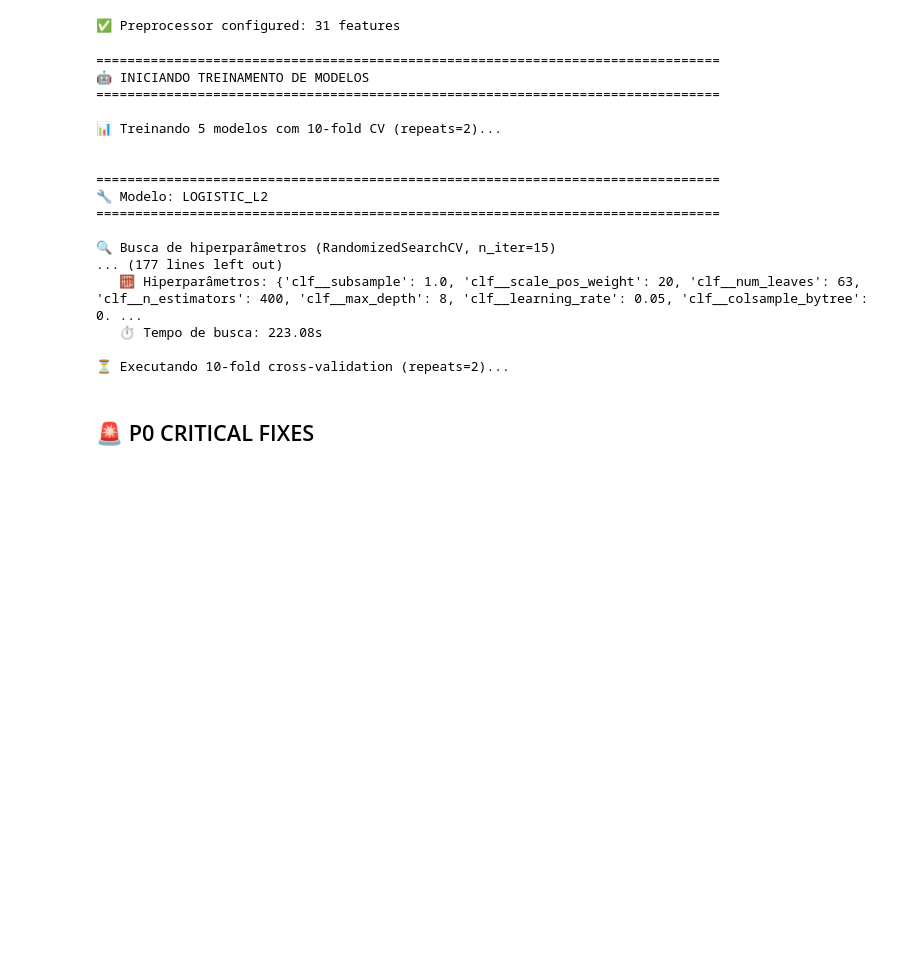
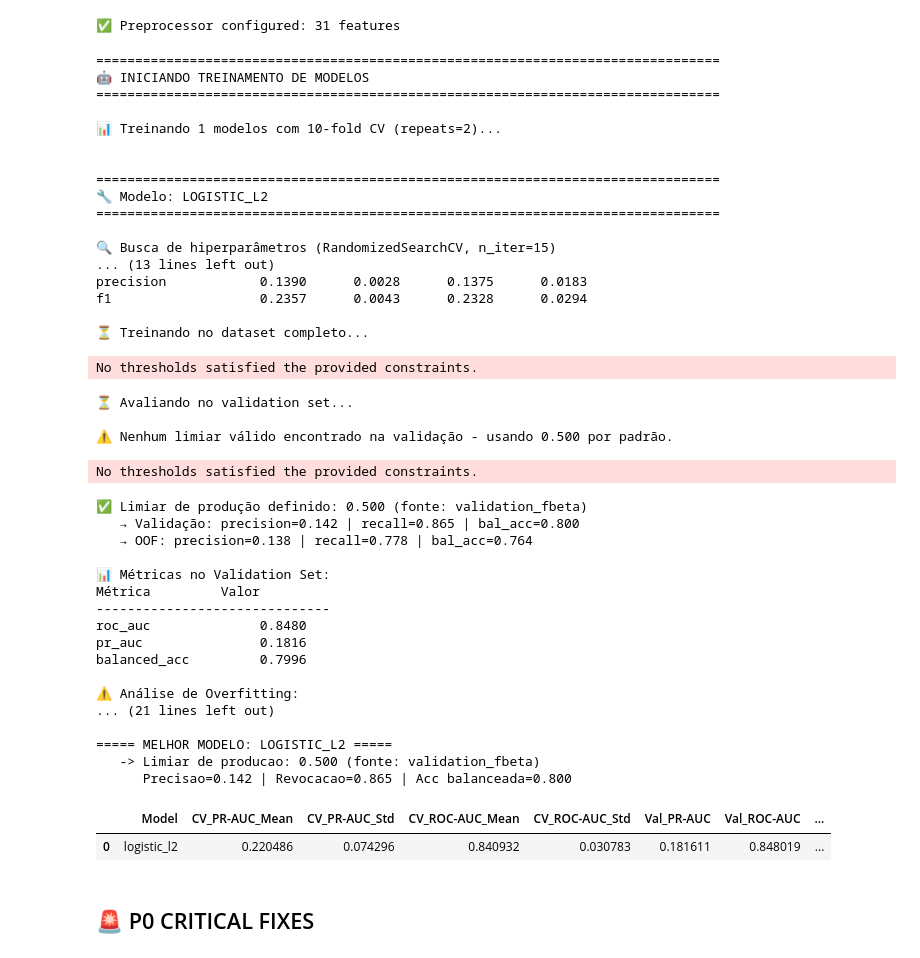
Before and after one commit to ArgusPortal/StrokePrediction, a Jupyter notebook: Stroke_Prediction_v3_1_P0_Fixed.ipynb, the cells around one changed output. Saved outputs shown, nothing was run; the diff lists cells and outputs as text; code cells hidden in the pictures; blank space fills up the shorter version.

```diff
--- a/Stroke_Prediction_v3_1_P0_Fixed.ipynb
+++ b/Stroke_Prediction_v3_1_P0_Fixed.ipynb
@@ -130,32 +130,66 @@ print(f"✅ Preprocessor configured: {feature_info['n_features_in']} features")
 # %%
 # === 6. TRAIN MODEL SUITE ===
 results, ranking, summary_df = train_model_suite(
     X_train, y_train, X_val, y_val, preprocessor, cv_folds=10
 )
 
 best_name, best_result = ranking[0]
 best_model = best_result['model']
+production_threshold = best_result.get('production_threshold') or     best_result.get('validation_threshold') or 0.5
+production_source = best_result.get('production_threshold_source', 'desconhecido')
+production_threshold_metrics = best_result.get('production_threshold_metrics_val') or {}
 
-print(f"\n🥇 BEST MODEL: {best_name.upper()}")
+print(f"\n===== MELHOR MODELO: {best_name.upper()} =====")
+print(f"   -> Limiar de producao: {production_threshold:.3f} (fonte: {production_source})")
+if production_threshold_metrics:
+    prec = production_threshold_metrics.get('precision', 0.0)
+    rec = production_threshold_metrics.get('recall', 0.0)
+    bal_acc = production_threshold_metrics.get('balanced_accuracy', 0.0)
+    print(f"      Precisao={prec:.3f} | Revocacao={rec:.3f} | Acc balanceada={bal_acc:.3f}")
+
 summary_df
 # %% [output]
 ================================================================================
 🤖 INICIANDO TREINAMENTO DE MODELOS
 ================================================================================
 
-📊 Treinando 5 modelos com 10-fold CV (repeats=2)...
+📊 Treinando 1 modelos com 10-fold CV (repeats=2)...
 
 
 ================================================================================
 🔧 Modelo: LOGISTIC_L2
 ================================================================================
 
 🔍 Busca de hiperparâmetros (RandomizedSearchCV, n_iter=15)
-... (177 lines left out)
-   🧮 Hiperparâmetros: {'clf__subsample': 1.0, 'clf__scale_pos_weight': 20, 'clf__num_leaves': 63, 'clf__n_estimators': 400, 'clf__max_depth': 8, 'clf__learning_rate': 0.05, 'clf__colsample_bytree': 0. ...
-   ⏱️ Tempo de busca: 223.08s
+... (13 lines left out)
+precision            0.1390      0.0028      0.1375      0.0183
+f1                   0.2357      0.0043      0.2328      0.0294
 
-⏳ Executando 10-fold cross-validation (repeats=2)...
+⏳ Treinando no dataset completo...
+No thresholds satisfied the provided constraints.
+⏳ Avaliando no validation set...
+
+⚠️ Nenhum limiar válido encontrado na validação - usando 0.500 por padrão.
+No thresholds satisfied the provided constraints.
+✅ Limiar de produção definido: 0.500 (fonte: validation_fbeta)
+   → Validação: precision=0.142 | recall=0.865 | bal_acc=0.800
+   → OOF: precision=0.138 | recall=0.778 | bal_acc=0.764
+
+📊 Métricas no Validation Set:
+Métrica         Valor
+------------------------------
+roc_auc              0.8480
+pr_auc               0.1816
+balanced_acc         0.7996
+
+⚠️ Análise de Overfitting:
+... (21 lines left out)
+
+===== MELHOR MODELO: LOGISTIC_L2 =====
+   -> Limiar de producao: 0.500 (fonte: validation_fbeta)
+      Precisao=0.142 | Revocacao=0.865 | Acc balanceada=0.800
+|  | Model | CV_PR-AUC_Mean | CV_PR-AUC_Std | CV_ROC-AUC_Mean | CV_ROC-AUC_Std | Val_PR-AUC | Val_ROC-AUC | ... |
+| 0 | logistic_l2 | 0.220486 | 0.074296 | 0.840932 | 0.030783 | 0.181611 | 0.848019 | ... |
 # %% [markdown]
 ## 🚨 P0 CRITICAL FIXES
 # %%
```
Also changed, not shown: parts of 11 cells of this notebook, 9 other files.
